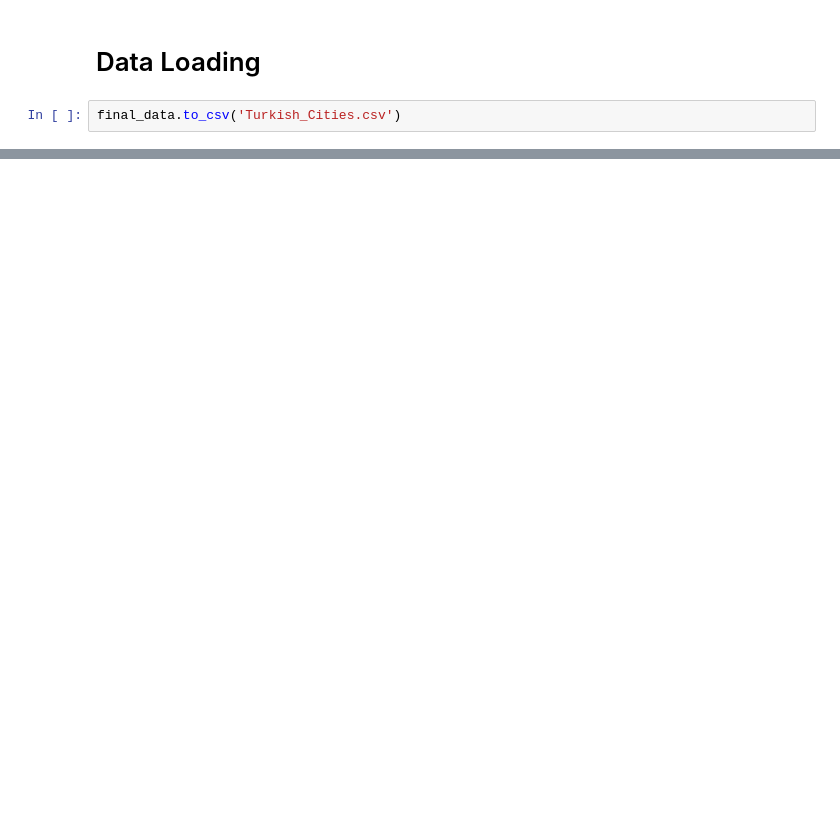
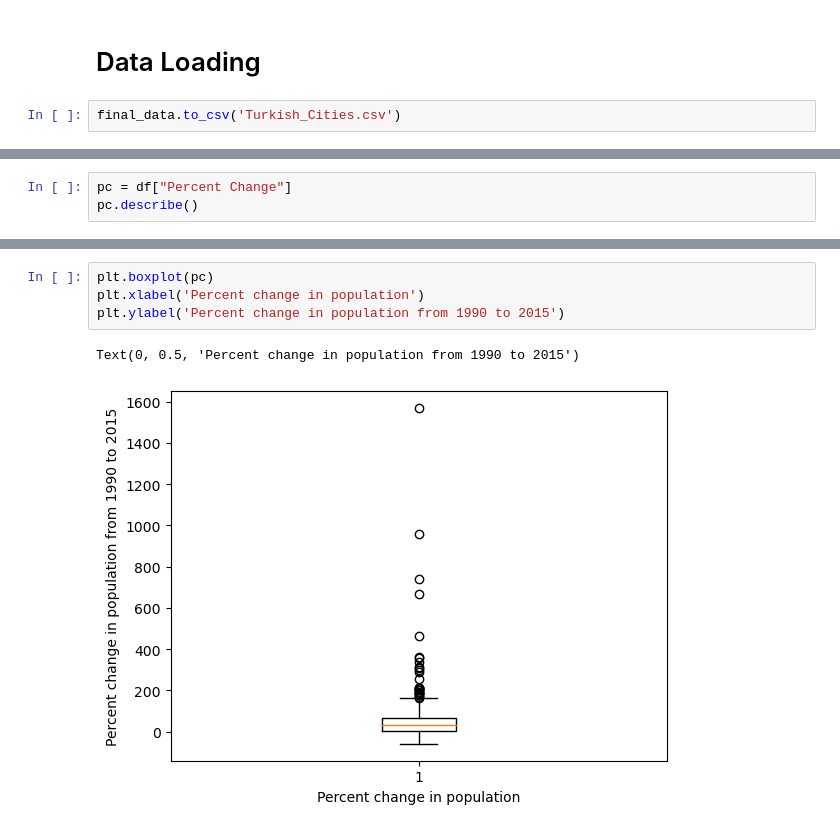
Before and after one commit to rjames187/I310D_assignment_7, a Jupyter notebook: Assignment7.ipynb, the cells around one changed output, grey strips where cells are left out. Saved outputs shown, nothing was run; the diff lists cells and outputs as text; blank space fills up the shorter version.

```diff
--- a/Assignment7.ipynb
+++ b/Assignment7.ipynb
@@ -180,0 +256,3 @@ final_data.to_csv('Turkish_Cities.csv')
+# %%
+pc = df["Percent Change"]
+pc.describe()
@@ -180,0 +286,7 @@ final_data.to_csv('Turkish_Cities.csv')
+# %%
+plt.boxplot(pc)
+plt.xlabel('Percent change in population')
+plt.ylabel('Percent change in population from 1990 to 2015')
+# %% [output]
+Text(0, 0.5, 'Percent change in population from 1990 to 2015')
+[figure, added]
```
Also changed, not shown: parts of 13 cells of this notebook, 1 other file.
